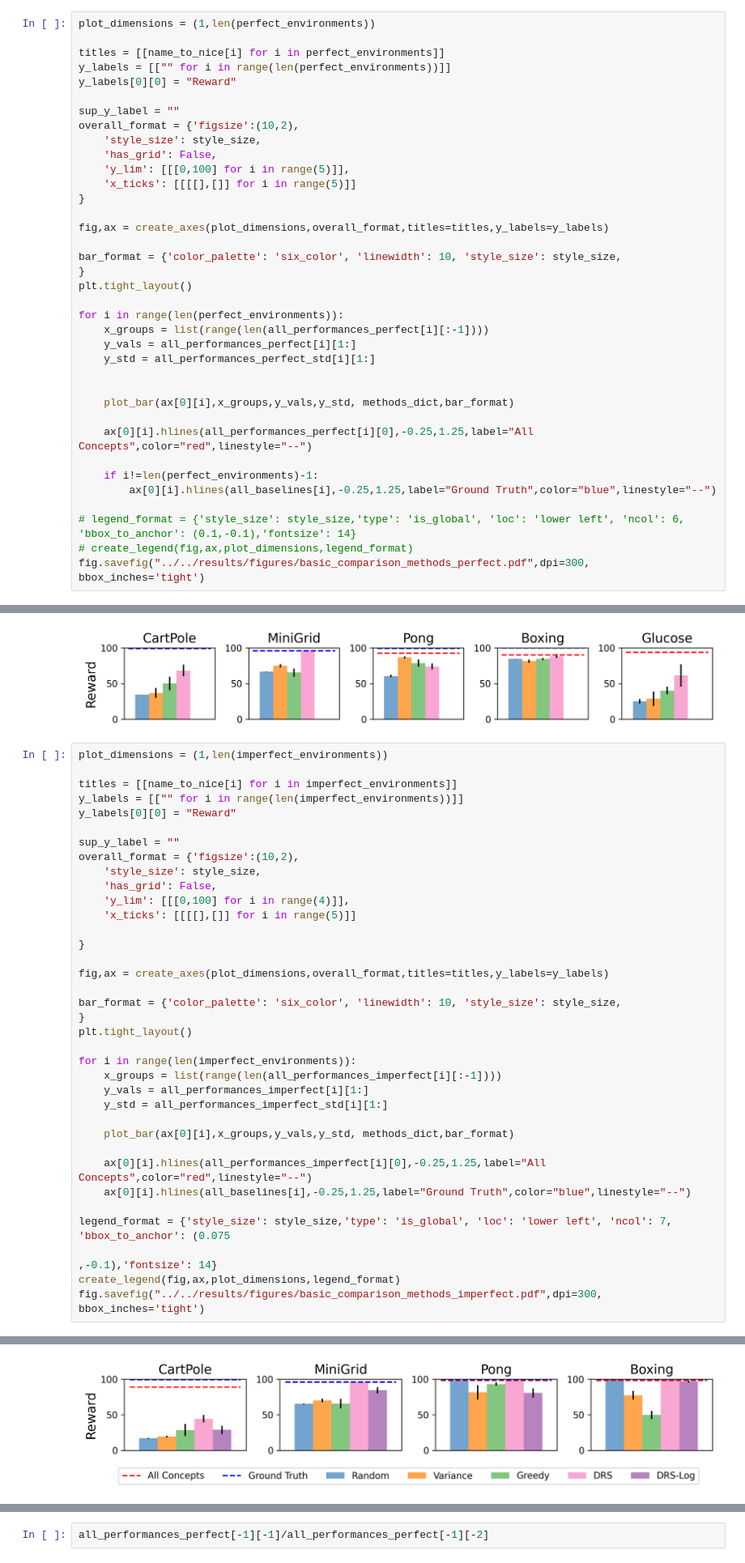
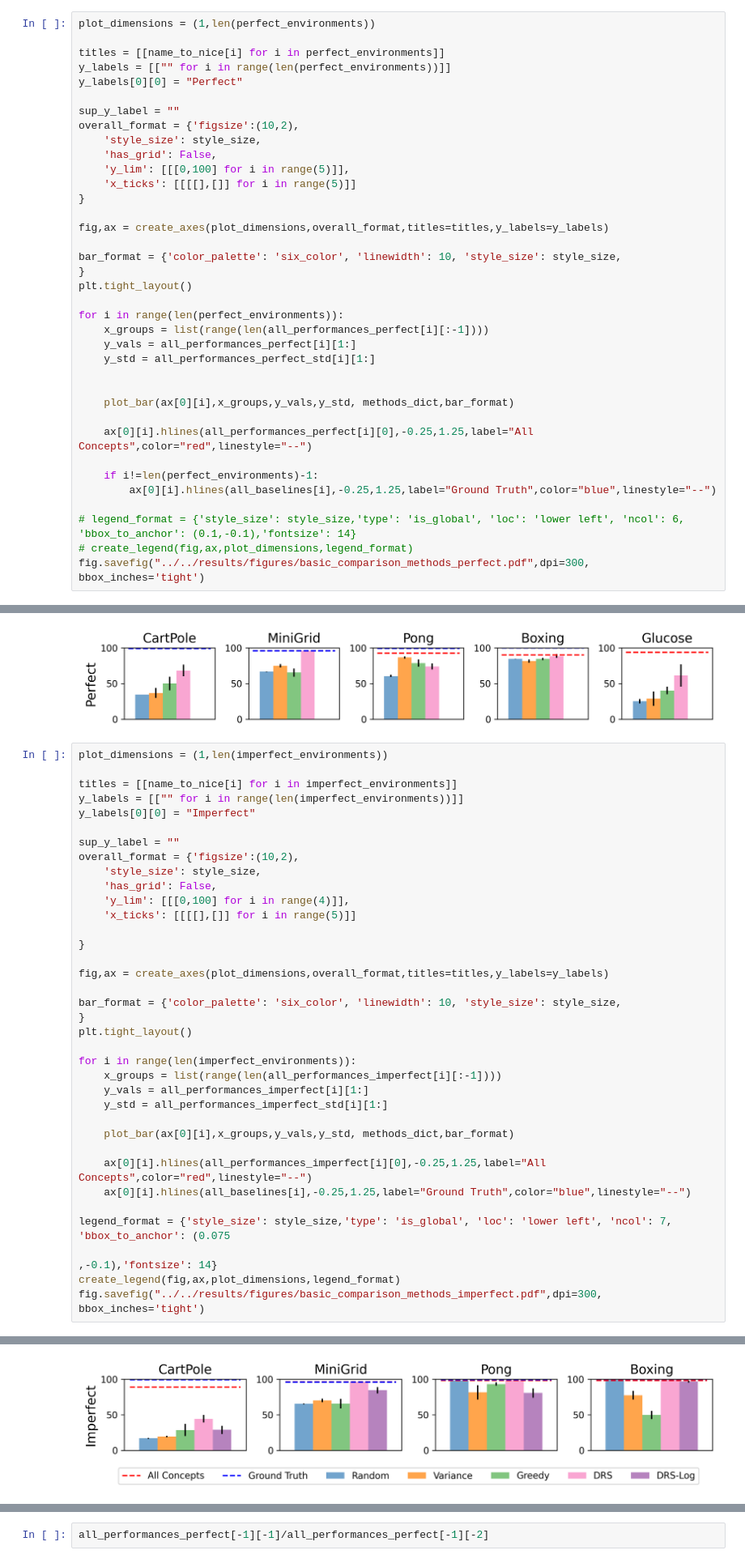
Before and after one commit to naveenr414/concept_decisions, a Jupyter notebook: scripts/notebooks/Plotting.ipynb, the cells around one changed output, grey strips where cells are left out. Shown at 81% size. Drawn from its saved outputs; the diff is of its cells as text.

```diff
--- a/scripts/notebooks/Plotting.ipynb
+++ b/scripts/notebooks/Plotting.ipynb
@@ -152,7 +152,7 @@ plot_dimensions = (1,len(perfect_environments))
 
 titles = [[name_to_nice[i] for i in perfect_environments]]
 y_labels = [["" for i in range(len(perfect_environments))]]
-y_labels[0][0] = "Reward"
+y_labels[0][0] = "Perfect"
 
 sup_y_label = ""
 overall_format = {'figsize':(10,2),
@@ -196,7 +196,7 @@ plot_dimensions = (1,len(imperfect_environments))
 
 titles = [[name_to_nice[i] for i in imperfect_environments]]
 y_labels = [["" for i in range(len(imperfect_environments))]]
-y_labels[0][0] = "Reward"
+y_labels[0][0] = "Imperfect"
 
 sup_y_label = ""
 overall_format = {'figsize':(10,2),
@@ -205,34 +205,34 @@ overall_format = {'figsize':(10,2),
     'y_lim': [[[0,100] for i in range(4)]],
     'x_ticks': [[[[],[]] for i in range(5)]]
 
 }
 
 fig,ax = create_axes(plot_dimensions,overall_format,titles=titles,y_labels=y_labels)
 
 bar_format = {'color_palette': 'six_color', 'linewidth': 10, 'style_size': style_size,
 }
 plt.tight_layout()
 
 for i in range(len(imperfect_environments)):
     x_groups = list(range(len(all_performances_imperfect[i][:-1])))
     y_vals = all_performances_imperfect[i][1:]
     y_std = all_performances_imperfect_std[i][1:]
 
     plot_bar(ax[0][i],x_groups,y_vals,y_std, methods_dict,bar_format)
 
     ax[0][i].hlines(all_performances_imperfect[i][0],-0.25,1.25,label="All Concepts",color="red",linestyle="--")
     ax[0][i].hlines(all_baselines[i],-0.25,1.25,label="Ground Truth",color="blue",linestyle="--")
 
 legend_format = {'style_size': style_size,'type': 'is_global', 'loc': 'lower left', 'ncol': 7, 'bbox_to_anchor': (0.075
                                                                                                                 ,-0.1),'fontsize': 14}
 create_legend(fig,ax,plot_dimensions,legend_format)
 fig.savefig("../../results/figures/basic_comparison_methods_imperfect.pdf",dpi=300, bbox_inches='tight')
 # %% [output]
 5 six_color 1
 5 six_color 1
 5 six_color 1
 5 six_color 1
-[figure, old version]
+[figure, new version]
 # %%
 e = 'mini_grid'
 m = 'lp_hybrid'
```
Also changed, not shown: parts of 5 cells of this notebook, 8 other files.
